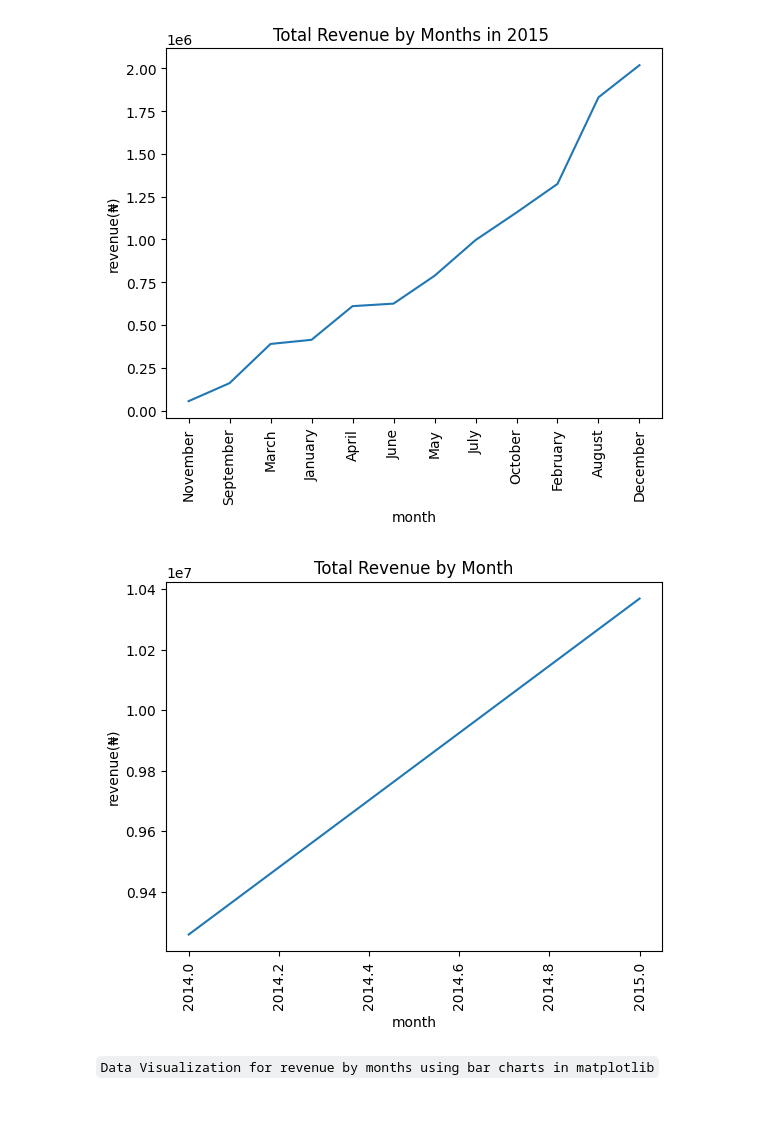
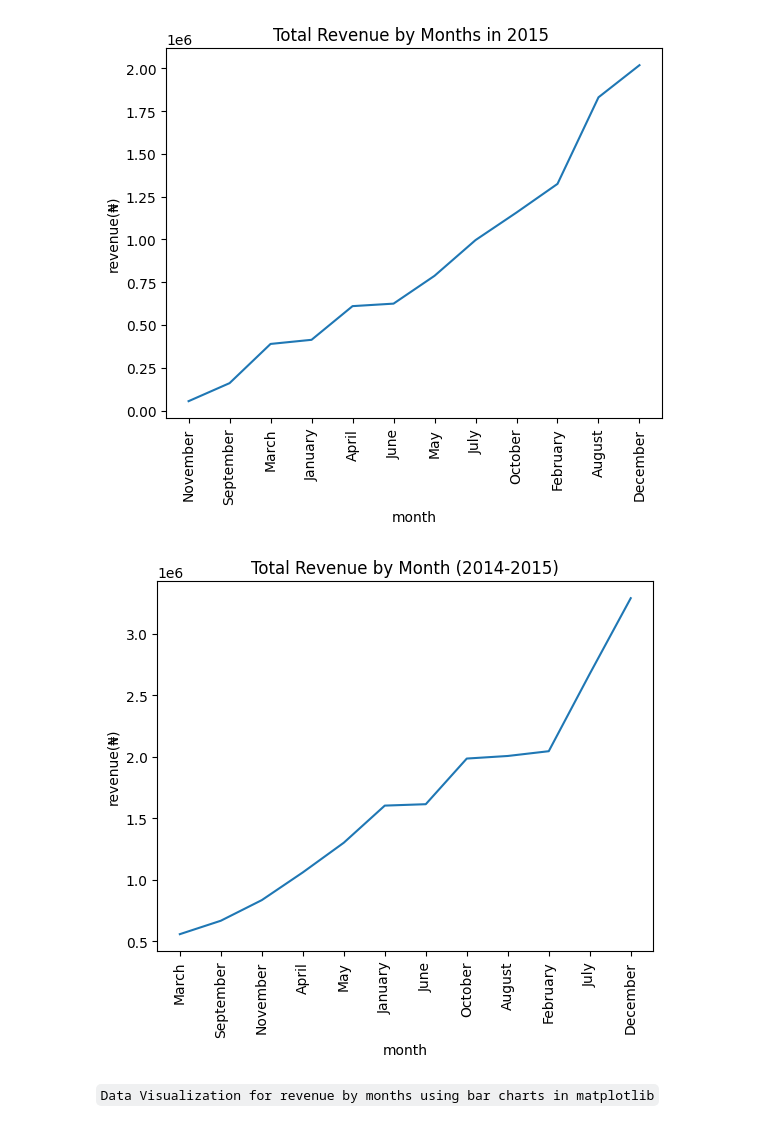
Before and after one commit to DuoDduo/AI-fellowship-module-2, a Jupyter notebook: Tasks/Task14/sales_data_task.ipynb, the cells around one changed output. Drawn from its saved outputs; the diff is of its cells as text; code cells hidden in the pictures.

```diff
--- a/Tasks/Task14/sales_data_task.ipynb
+++ b/Tasks/Task14/sales_data_task.ipynb
@@ -306,6 +306,6 @@ December     2018780.0
 Name: revenue(₦), dtype: float64
 # %%
 # using .sort_value() to to arrange the output based on the values for the 20i4 and 2015
-total_monthly_revenue= e_sales.groupby("year")['revenue(₦)'].sum().sort_values(ascending=True)
+total_monthly_revenue= e_sales.groupby("month")['revenue(₦)'].sum().sort_values(ascending=True)
 total_monthly_revenue
 # %% [output]
@@ -358,13 +368,13 @@ plt.show()
 # %%
 # plotting total revenue by month line plot using seaborn
 sns.lineplot(x= total_monthly_revenue.index, y= total_monthly_revenue.values)
 plt.xlabel("month")
 plt.ylabel("revenue(₦)")
-plt.title("Total Revenue by Month")
+plt.title("Total Revenue by Month (2014-2015)")
 plt.xticks(rotation = 90)
 plt.show()
 # %% [output]
-[figure, old version]
+[figure, new version]
 # %% [markdown]
 `Data Visualization for revenue by months using bar charts in matplotlib`
 # %%
```
Also changed, not shown: parts of 13 cells of this notebook, 2 other files.
